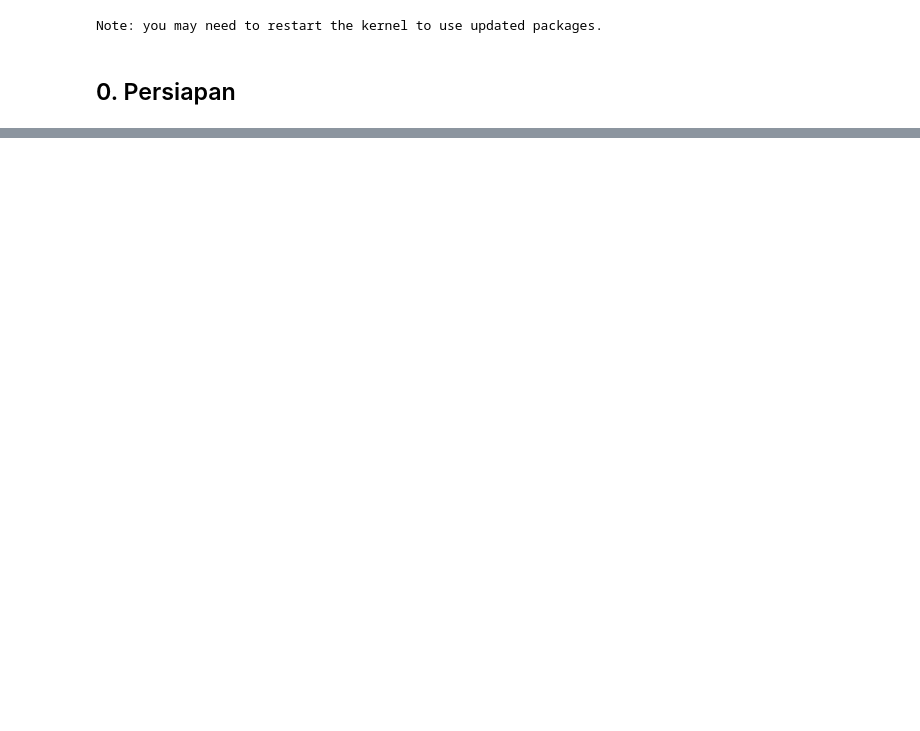
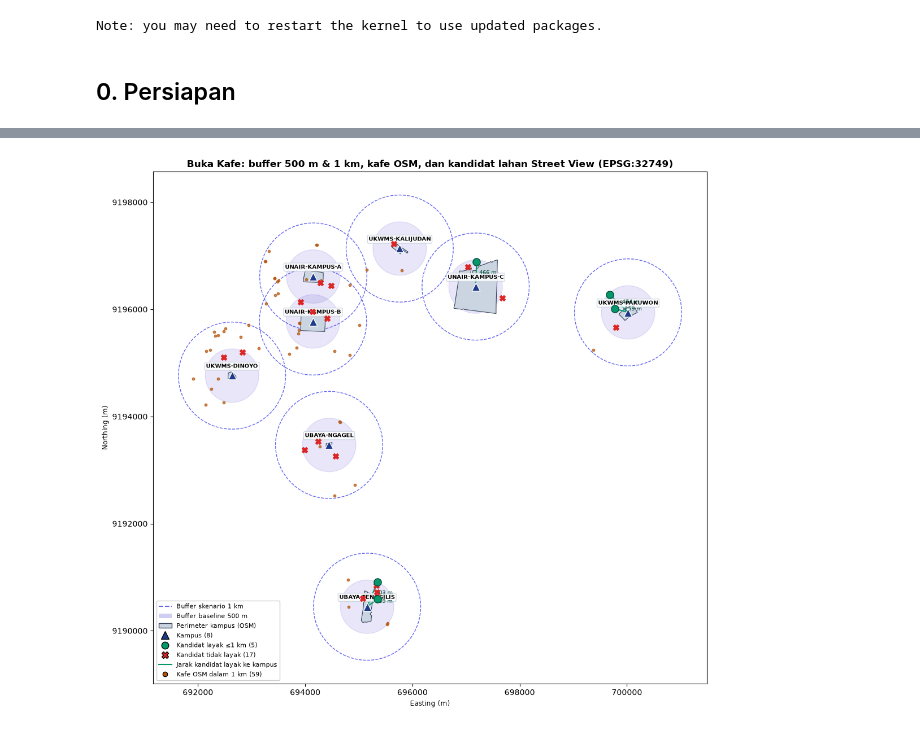
Before and after one commit to HDSH-Dharma/Comgraph-AFL-2, a Jupyter notebook: notebooks/analisis_geopandas.ipynb, the cells around one changed output, grey strips where cells are left out. Cells and saved outputs as stored; diff of their text form; code cells hidden in the pictures; blank space fills up the shorter version.

Commit message:
notebook GeoPandas sesuai standar week 5-6

```diff
--- a/notebooks/analisis_geopandas.ipynb
+++ b/notebooks/analisis_geopandas.ipynb
@@ -503,0 +445,17 @@ Hasil sama dengan pipeline: True
+# %%
+# Clipping: hanya kafe di dalam gabungan buffer 1 km
+area_1km = buffers_1000.dissolve()
+kafe_terpotong = gpd.clip(kafe_m, area_1km)
+print("Clipping:", len(kafe_m), "kafe ->", len(kafe_terpotong), "kafe di dalam area 1 km")
+
+# Garis: kandidat layak -> titik kampus terdekat
+titik_kampus = kampus_m.set_index("id").geometry
+layak = lahan_j[lahan_j["layak_1000m"]]
+garis = gpd.GeoDataFrame(
+    {"id": layak["id_lahan"].to_list(), "jarak_m": layak["jarak_kampus_m"].to_list()},
+    geometry=[LineString([g, titik_kampus[k]]) for g, k in zip(layak.geometry, layak["id_kampus"])],
+    crs=analysis_crs,
+)
+print(garis.assign(geom_type=garis.geom_type, panjang_m=garis.length.round(1))
+      [["id", "geom_type", "panjang_m"]].to_string(index=False))
+assert np.allclose(garis.length, garis["jarak_m"])
@@ -503,0 +470,50 @@ Hasil sama dengan pipeline: True
+# %%
+def plot_peta(kampus_titik, kampus_area, zona_500, zona_1000, kafe, kandidat, garis, title, filename=None):
+    fig, ax = plt.subplots(figsize=(12, 10))
+    zona_1000.plot(ax=ax, facecolor="none", edgecolor="#6366F1", linestyle="--", linewidth=1)
+    zona_500.plot(ax=ax, facecolor="#4338CA", alpha=0.12, edgecolor="#4338CA", linewidth=1)
+    kampus_area.plot(ax=ax, facecolor="#CBD5E1", edgecolor="#334155", linewidth=0.8)
+    kafe.plot(ax=ax, color="#B45309", markersize=10, alpha=0.7, zorder=3)
+    garis.plot(ax=ax, color="#059669", linewidth=1.5, zorder=3)
+    kandidat.loc[~kandidat["layak_1000m"]].plot(ax=ax, color="#DC2626", marker="X", markersize=50, zorder=4)
+    kandidat.loc[kandidat["layak_1000m"]].plot(ax=ax, color="#059669", edgecolor="#064E3B", markersize=90, zorder=5)
+    kampus_titik.plot(ax=ax, color="#1E3A8A", marker="^", markersize=110, edgecolor="white", zorder=6)
+
+    for row in kampus_titik.itertuples():
+        ax.annotate(row.id, (row.geometry.x, row.geometry.y), xytext=(0, 10), textcoords="offset points",
+                    ha="center", fontsize=7.5, fontweight="bold",
+                    bbox=dict(boxstyle="round,pad=0.2", facecolor="white", alpha=0.85, edgecolor="#CBD5E1"))
+    for row in garis.itertuples():
+        tengah = row.geometry.interpolate(0.5, normalized=True)
+        ax.annotate(f"{row.jarak_m:.0f} m", (tengah.x, tengah.y), xytext=(4, 0),
+                    textcoords="offset points", fontsize=7, color="#064E3B")
+
+    n_layak = int(kandidat["layak_1000m"].sum())
+    legend_items = [
+        Line2D([0], [0], color="#6366F1", linestyle="--", label="Buffer skenario 1 km"),
+        Patch(facecolor="#4338CA", alpha=0.25, label="Buffer baseline 500 m"),
+        Patch(facecolor="#CBD5E1", edgecolor="#334155", label="Perimeter kampus (OSM)"),
+        Line2D([0], [0], marker="^", color="none", markerfacecolor="#1E3A8A", markersize=10, label=f"Kampus ({len(kampus_titik)})"),
+        Line2D([0], [0], marker="o", color="none", markerfacecolor="#059669", markersize=9, label=f"Kandidat layak ≤1 km ({n_layak})"),
+        Line2D([0], [0], marker="X", color="none", markerfacecolor="#DC2626", markersize=9, label=f"Kandidat tidak layak ({len(kandidat) - n_layak})"),
+        Line2D([0], [0], color="#059669", label="Jarak kandidat layak ke kampus"),
+        Line2D([0], [0], marker="o", color="none", markerfacecolor="#B45309", markersize=6, label=f"Kafe OSM dalam 1 km ({len(kafe)})"),
+    ]
+    ax.legend(handles=legend_items, loc="lower left", fontsize=8, framealpha=0.95)
+    ax.set_aspect("equal")
+    ax.set_xlabel("Easting (m)")
+    ax.set_ylabel("Northing (m)")
+    ax.set_title(title, fontweight="bold")
+    ax.ticklabel_format(style="plain", useOffset=False)
+    fig.tight_layout()
+    if filename:
+        fig.savefig(filename, dpi=150)
+    plt.show()
+
+plot_peta(
+    kampus_m, kampus_poly_m, buffers_500, buffers_1000, kafe_terpotong, lahan_j, garis,
+    "Buka Kafe: buffer 500 m & 1 km, kafe OSM, dan kandidat lahan Street View (EPSG:32749)",
+    filename=ROOT / "notebooks" / "peta_geopandas.png",
+)
+# %% [output]
+[figure, added]
```
Also changed, not shown: parts of 55 cells of this notebook, 3 other files.
